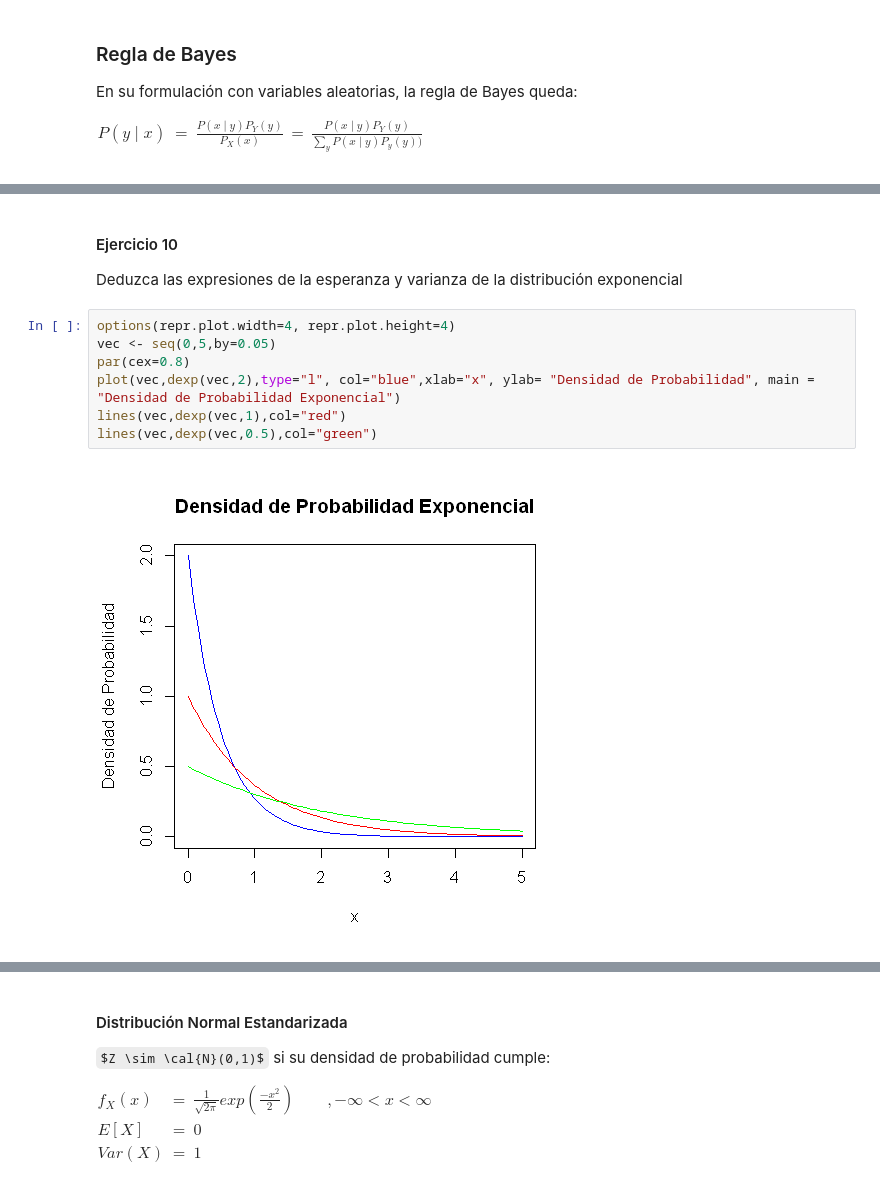
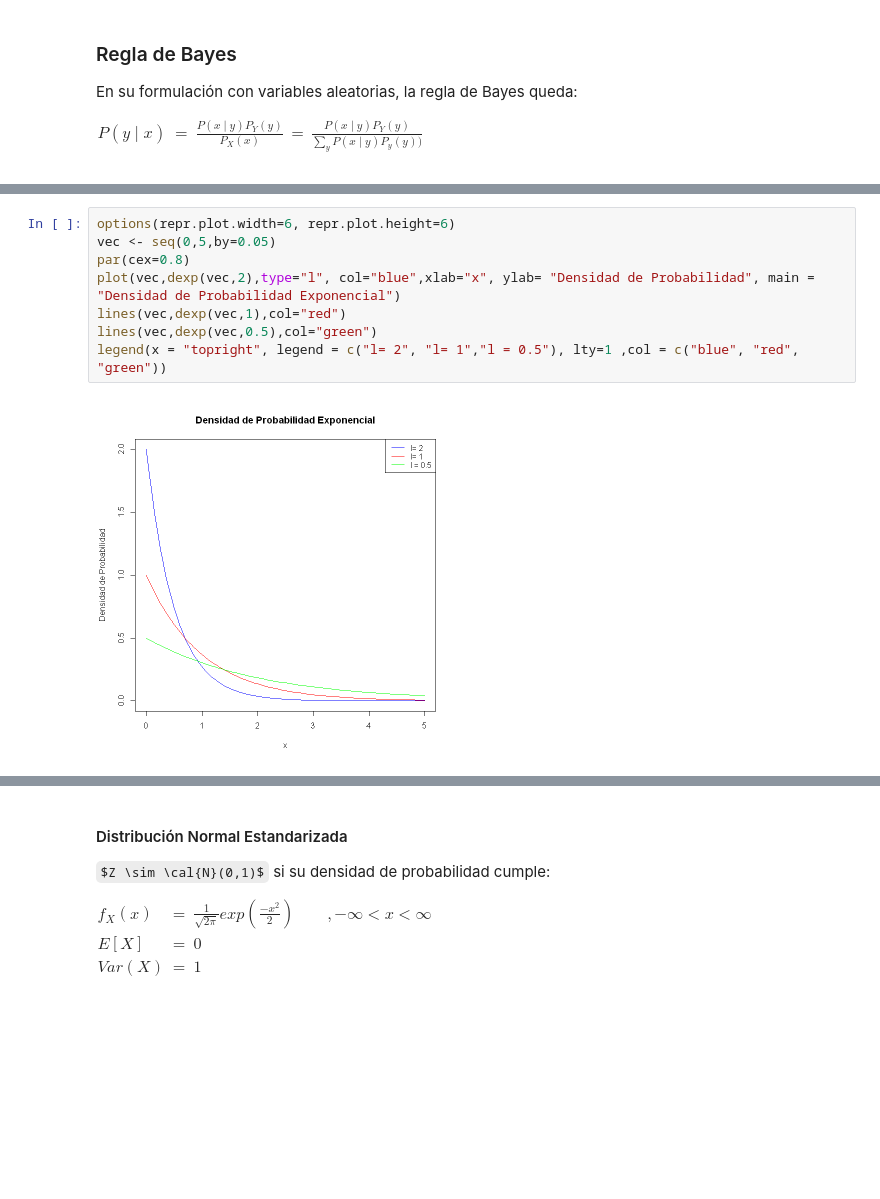
Before and after one commit to magister-informatica-uach/INFO337, a Jupyter notebook: 1_TeoriaProbabilidades/Teoría de Probabilidades.ipynb, the cells around one changed output, grey strips where cells are left out. Saved outputs shown, nothing was run; the diff lists cells and outputs as text; some formulas as TeX source; blank space fills up the shorter version.

```diff
--- a/1_TeoriaProbabilidades/Teoría de Probabilidades.ipynb
+++ b/1_TeoriaProbabilidades/Teoría de Probabilidades.ipynb
@@ -504,15 +584,13 @@ Var(X)& =& \frac{1}{\lambda^2}\\
-# %% [markdown]
-#### Ejercicio 10
-Deduzca las expresiones de la esperanza y varianza de la distribución exponencial
 # %%
-options(repr.plot.width=4, repr.plot.height=4)
+options(repr.plot.width=6, repr.plot.height=6)
 vec <- seq(0,5,by=0.05)
 par(cex=0.8)
 plot(vec,dexp(vec,2),type="l", col="blue",xlab="x", ylab= "Densidad de Probabilidad", main = "Densidad de Probabilidad Exponencial")
 lines(vec,dexp(vec,1),col="red")
 lines(vec,dexp(vec,0.5),col="green")
+legend(x = "topright", legend = c("l= 2", "l= 1","l = 0.5"), lty=1 ,col = c("blue", "red", "green"))
 # %% [output]
-[figure, old version]
+[figure, new version]
 # %% [markdown]
 #### Distribución Normal o Gaussiana
 Sea $X$ v.a. continua, es normal de media $\mu$ y varianza $\sigma^2$ y se denota $\cal{N}(\mu,\sigma^2)$ si su densidad de probabilidad cumple:
```
Also changed, not shown: parts of 35 cells of this notebook.
